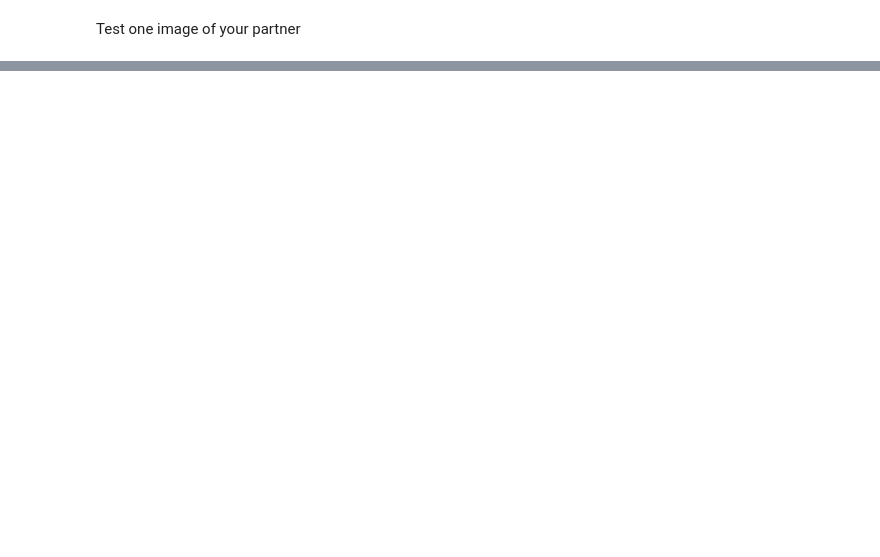
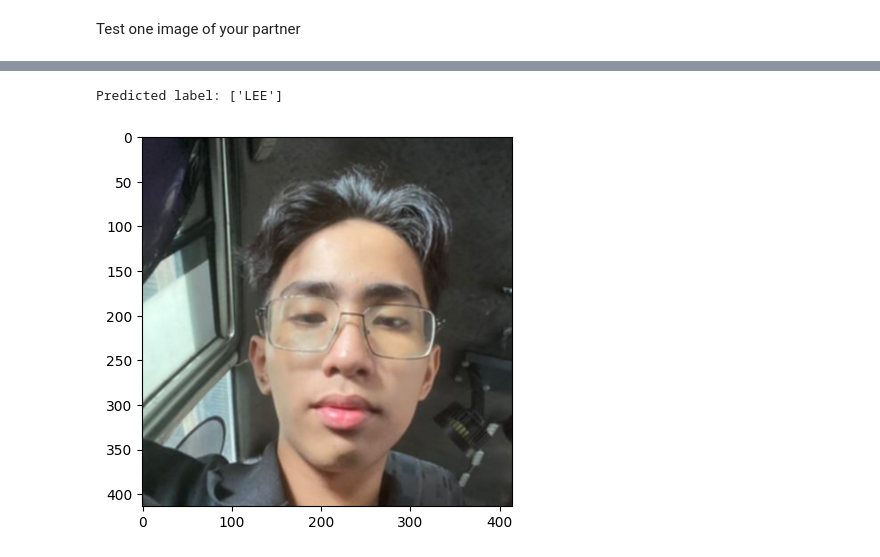
Before and after one commit to LunabaLeeris/CCMACLRL_EXERCISES_COM222ML, a Jupyter notebook: Exercise8.ipynb, the cells around one changed output, grey strips where cells are left out. Saved outputs shown, nothing was run; the diff lists cells and outputs as text; code cells hidden in the pictures; blank space fills up the shorter version.

```diff
--- a/Exercise8.ipynb
+++ b/Exercise8.ipynb
@@ -157,8 +159,8 @@ def predict_image(img_path, model):
     prediction = model.predict(img)
     return prediction
 # %%
-# put your answer here
-img_path = '/content/drive/MyDrive/ImageRecogML/Test/IMG_3874.jpg'
-result = predict_image(img_path, model)
-print(f'Predicted label:', result)
-displayImage(img_path)
+def predict_at(path):
+  img_path = '/content/drive/MyDrive/ImageRecogML/Test/' + path
+  result = predict_image(img_path, model)
+  print(f'Predicted label:', result)
+  displayImage(img_path)
@@ -178,0 +181,5 @@ Predicted label: ['CHARLES']
+# %%
+predict_at("bruh.jpg")
+# %% [output]
+Predicted label: ['LEE']
+[figure, added]
```
Also changed, not shown: parts of 7 cells of this notebook.
